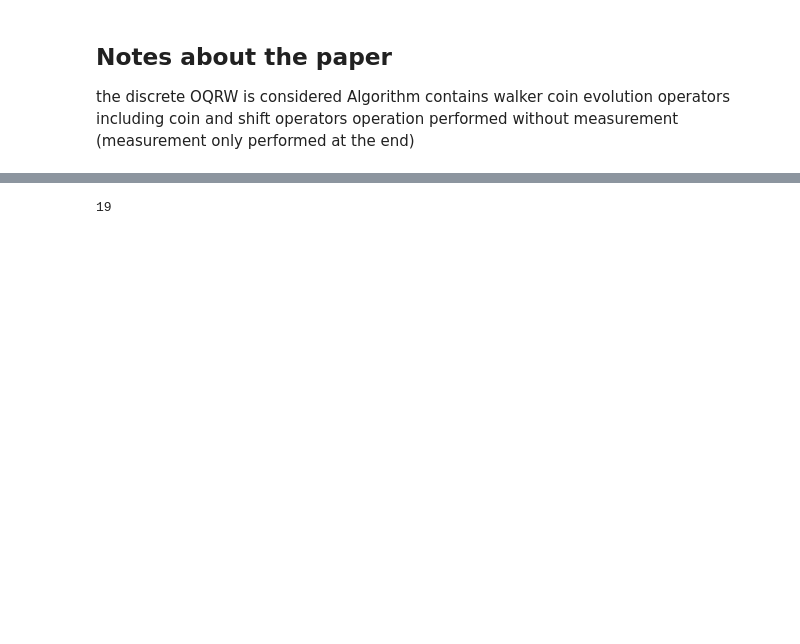
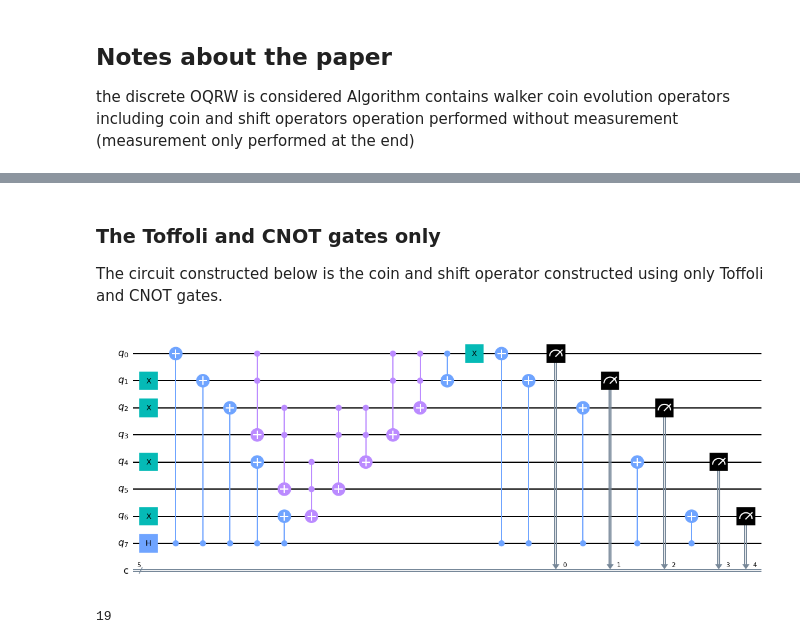
Before and after one commit to bcordone/quantum-random-walk-project, a Jupyter notebook: quantum_random_walk.ipynb, the cells around one changed output, grey strips where cells are left out. Cells and saved outputs as stored; diff of their text form; code cells hidden in the pictures; blank space fills up the shorter version.

```diff
--- a/quantum_random_walk.ipynb
+++ b/quantum_random_walk.ipynb
@@ -109,0 +43,3 @@ qc.draw('mpl', initial_state = True)
+# %% [markdown]
+### The Toffoli and CNOT gates only
+The circuit constructed below is the coin and shift operator constructed using only Toffoli and CNOT gates.
@@ -110 +96,7 @@ qc.draw('mpl', initial_state = True)
+# %%
+# example of one step circuit
+step5(1)
+qc.draw()
+# %% [output]
+[figure, added]
 # %%
```
Also changed, not shown: parts of 39 cells of this notebook.
